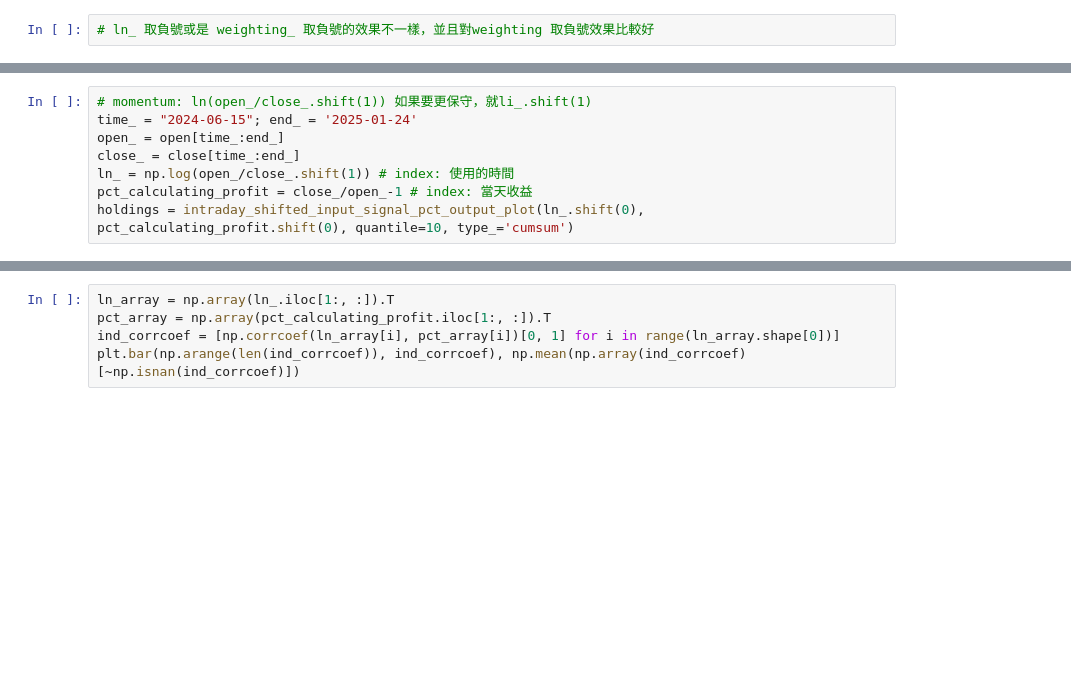
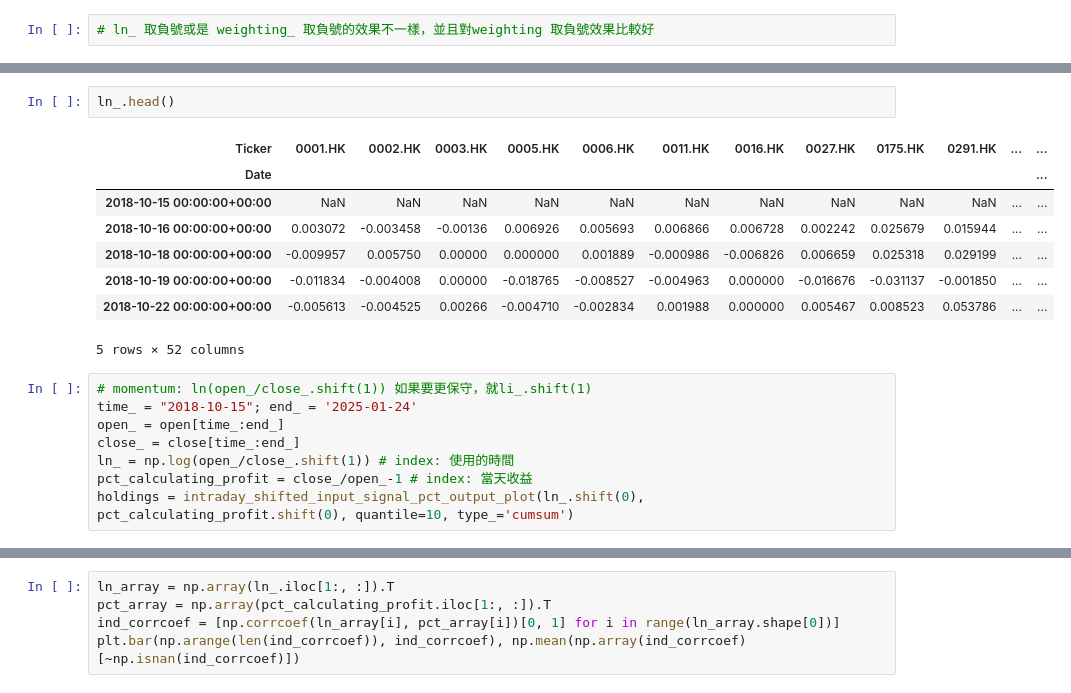
Before and after one commit to tsungyou/2025, a Jupyter notebook: st/hk_var.ipynb, the cells around one changed output, grey strips where cells are left out. Drawn from its saved outputs; the diff is of its cells as text; blank space fills up the shorter version.

```diff
--- a/st/hk_var.ipynb
+++ b/st/hk_var.ipynb
@@ -280,6 +302,17 @@ for week in range(len(mon)):
+# %%
+ln_.head()
+# %% [output]
+| Ticker | 0001.HK | 0002.HK | 0003.HK | 0005.HK | 0006.HK | 0011.HK | 0016.HK | 0027.HK | 0175.HK | 0291.HK | ... | ... |
+| Date |  |  |  |  |  |  |  |  |  |  |  | ... |
+| 2018-10-15 00:00:00+00:00 | NaN | NaN | NaN | NaN | NaN | NaN | NaN | NaN | NaN | NaN | ... | ... |
+| 2018-10-16 00:00:00+00:00 | 0.003072 | -0.003458 | -0.00136 | 0.006926 | 0.005693 | 0.006866 | 0.006728 | 0.002242 | 0.025679 | 0.015944 | ... | ... |
+| 2018-10-18 00:00:00+00:00 | -0.009957 | 0.005750 | 0.00000 | 0.000000 | 0.001889 | -0.000986 | -0.006826 | 0.006659 | 0.025318 | 0.029199 | ... | ... |
+| 2018-10-19 00:00:00+00:00 | -0.011834 | -0.004008 | 0.00000 | -0.018765 | -0.008527 | -0.004963 | 0.000000 | -0.016676 | -0.031137 | -0.001850 | ... | ... |
+| 2018-10-22 00:00:00+00:00 | -0.005613 | -0.004525 | 0.00266 | -0.004710 | -0.002834 | 0.001988 | 0.000000 | 0.005467 | 0.008523 | 0.053786 | ... | ... |
+5 rows × 52 columns
 # %%
 # momentum: ln(open_/close_.shift(1)) 如果要更保守，就li_.shift(1)
-time_ = "2024-06-15"; end_ = '2025-01-24'
+time_ = "2018-10-15"; end_ = '2025-01-24'
 open_ = open[time_:end_]
 close_ = close[time_:end_]
 ln_ = np.log(open_/close_.shift(1)) # index: 使用的時間
```
Also changed, not shown: parts of 4 cells of this notebook, 1 other file.
